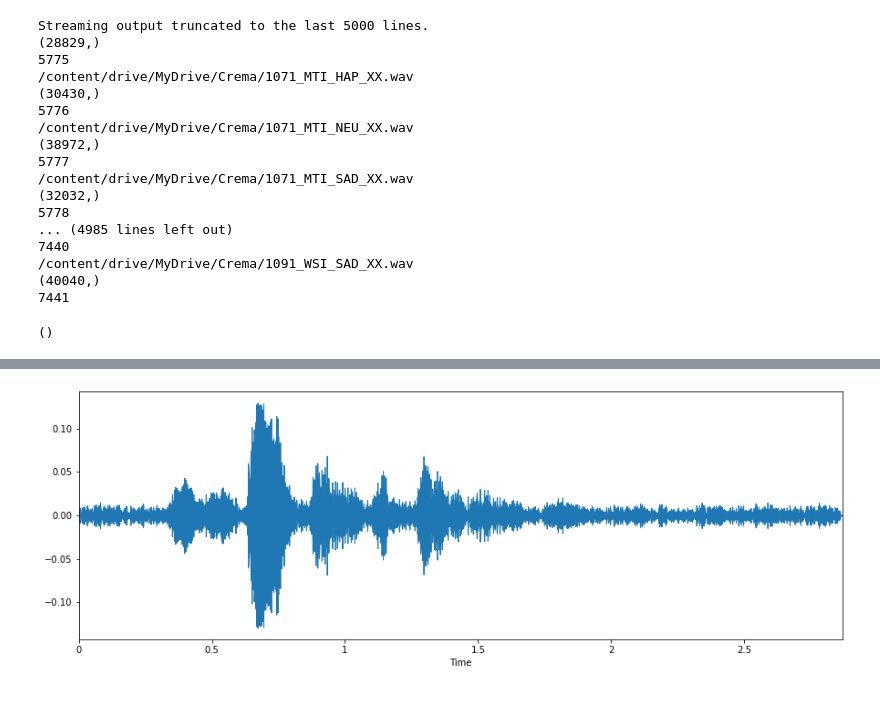
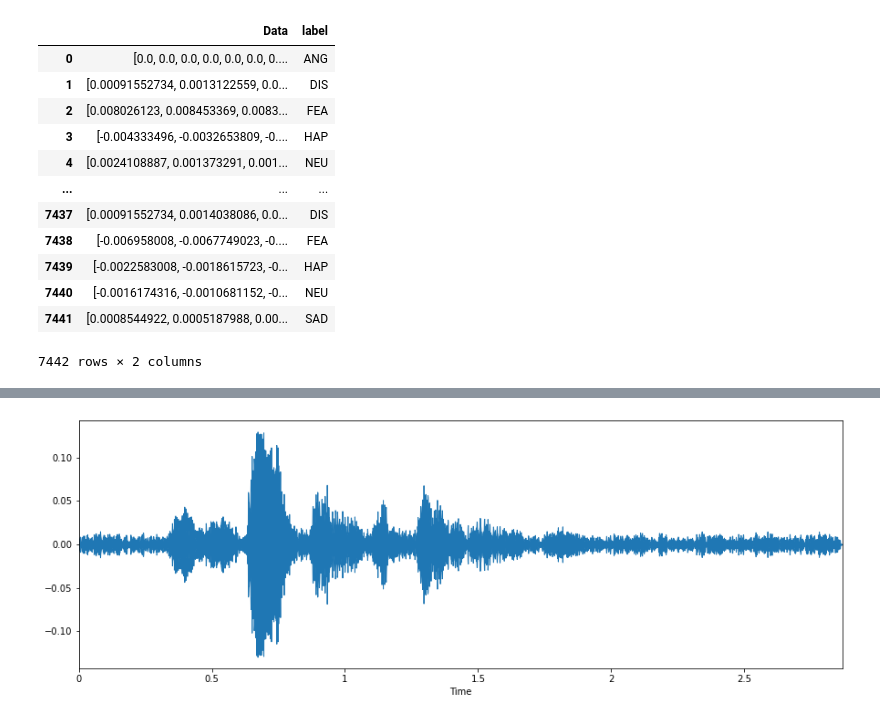
Before and after one commit to shehabKhamis/SpeechEmotionRecognition, a Jupyter notebook: SpeechRecognition.ipynb, the cells around one changed output, grey strips where cells are left out. Drawn from its saved outputs; the diff is of its cells as text; code cells hidden in the pictures.

```diff
--- a/SpeechRecognition.ipynb
+++ b/SpeechRecognition.ipynb
@@ -80,26 +89,24 @@ def readAudio():
-# %%
-readAudio()
-Data=np.array(Data)
-Data.shape
-# %% [output]
-Streaming output truncated to the last 5000 lines.
-(28829,)
-5775
-/content/drive/MyDrive/Crema/1071_MTI_HAP_XX.wav
-(30430,)
-5776
-/content/drive/MyDrive/Crema/1071_MTI_NEU_XX.wav
-(38972,)
-5777
-/content/drive/MyDrive/Crema/1071_MTI_SAD_XX.wav
-(32032,)
-5778
-... (4985 lines left out)
-7440
-/content/drive/MyDrive/Crema/1091_WSI_SAD_XX.wav
-(40040,)
-7441
-()
+# %%
+df = pd.DataFrame()
+
+df['Data']=Data
+df['label']=label
+# %%
+df
+# %% [output]
+|  | Data | label |
+| 0 | [0.0, 0.0, 0.0, 0.0, 0.0, 0.0, 0.... | ANG |
+| 1 | [0.00091552734, 0.0013122559, 0.0... | DIS |
+| 2 | [0.008026123, 0.008453369, 0.0083... | FEA |
+| 3 | [-0.004333496, -0.0032653809, -0.... | HAP |
+| 4 | [0.0024108887, 0.001373291, 0.001... | NEU |
+| ... | ... | ... |
+| 7437 | [0.00091552734, 0.0014038086, 0.0... | DIS |
+| 7438 | [-0.006958008, -0.0067749023, -0.... | FEA |
+| 7439 | [-0.0022583008, -0.0018615723, -0... | HAP |
+| 7440 | [-0.0016174316, -0.0010681152, -0... | NEU |
+| 7441 | [0.0008544922, 0.0005187988, 0.00... | SAD |
+7442 rows × 2 columns
 # %%
 ipd.Audio("/content/drive/MyDrive/Crema/1009_WSI_SAD_XX.wav")
 # %% [output]
```
Also changed, not shown: parts of 8 cells of this notebook.
